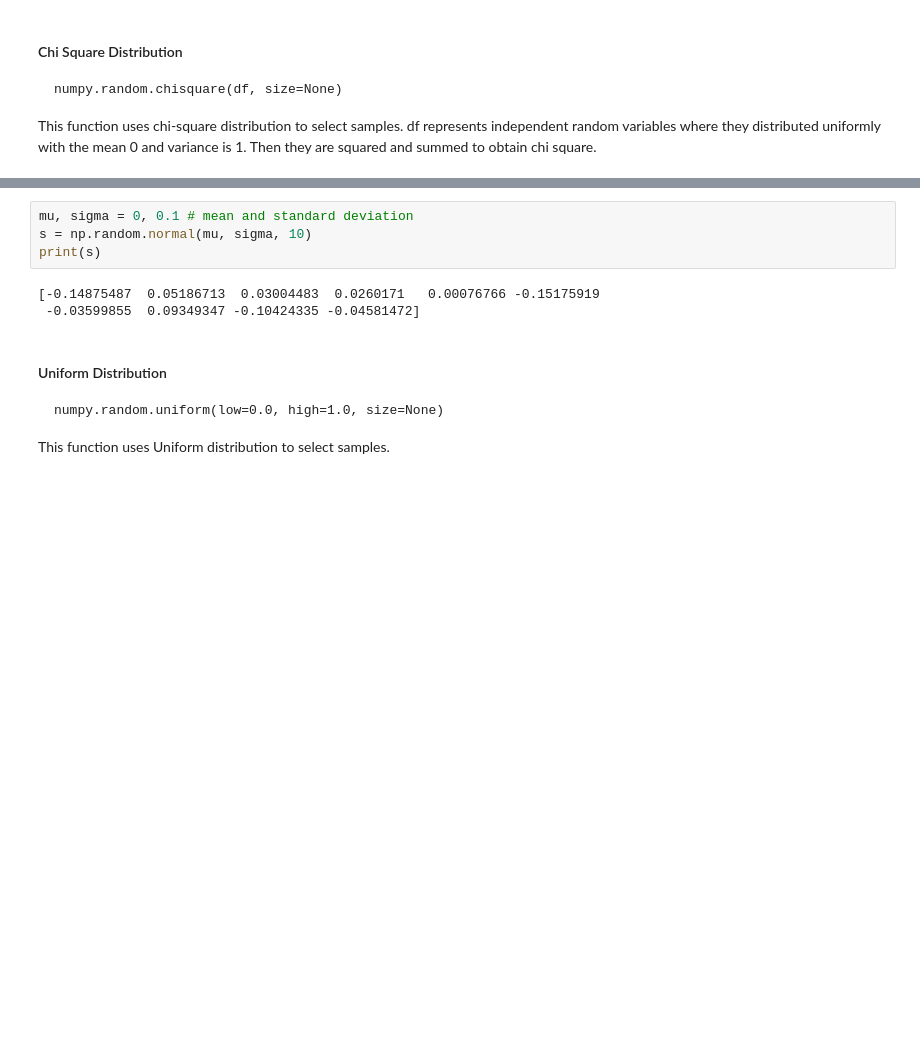
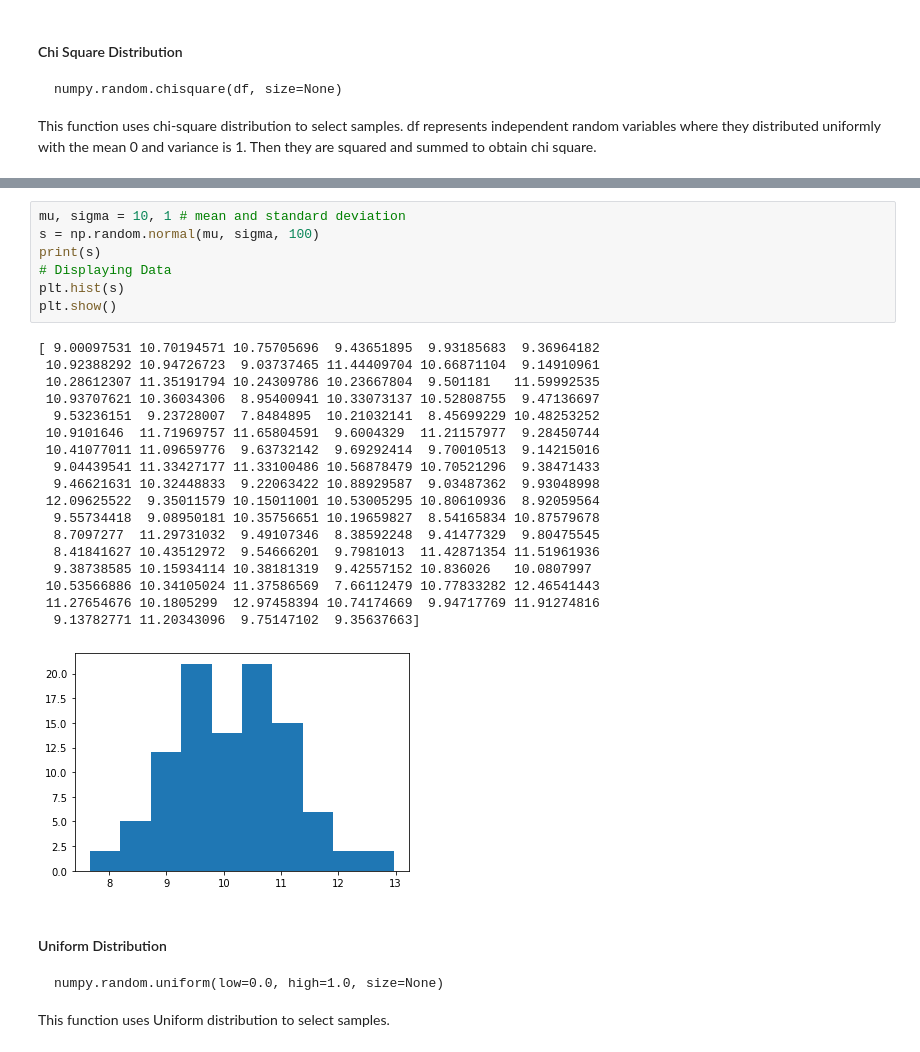
Before and after one commit to Trishmcc/Programming-for-Data-Analysis, a Jupyter notebook: numpy_random_package_explained.ipynb, the cells around one changed output, grey strips where cells are left out. Drawn from its saved outputs; the diff is of its cells as text; blank space fills up the shorter version.

```diff
--- a/numpy_random_package_explained.ipynb
+++ b/numpy_random_package_explained.ipynb
@@ -111,12 +121,31 @@ A normal (or Gaussian, Gauss, or Laplace–Gauss) distribution is a type of cont
 
 The parameter mu represents the distribution's mean or expectation, whereas sigma represents its standard deviation. The distribution's variance is v. A normal deviate is a random variable that has a Gaussian distribution and is normally distributed.
 # %%
-mu, sigma = 0, 0.1 # mean and standard deviation
-s = np.random.normal(mu, sigma, 10)
+mu, sigma = 10, 1 # mean and standard deviation
+s = np.random.normal(mu, sigma, 100)
 print(s)
+# Displaying Data
+plt.hist(s)
+plt.show()
 # %% [output]
-[-0.14875487  0.05186713  0.03004483  0.0260171   0.00076766 -0.15175919
- -0.03599855  0.09349347 -0.10424335 -0.04581472]
+[ 9.00097531 10.70194571 10.75705696  9.43651895  9.93185683  9.36964182
+ 10.92388292 10.94726723  9.03737465 11.44409704 10.66871104  9.14910961
+ 10.28612307 11.35191794 10.24309786 10.23667804  9.501181   11.59992535
+ 10.93707621 10.36034306  8.95400941 10.33073137 10.52808755  9.47136697
+  9.53236151  9.23728007  7.8484895  10.21032141  8.45699229 10.48253252
+ 10.9101646  11.71969757 11.65804591  9.6004329  11.21157977  9.28450744
+ 10.41077011 11.09659776  9.63732142  9.69292414  9.70010513  9.14215016
+  9.04439541 11.33427177 11.33100486 10.56878479 10.70521296  9.38471433
+  9.46621631 10.32448833  9.22063422 10.88929587  9.03487362  9.93048998
+ 12.09625522  9.35011579 10.15011001 10.53005295 10.80610936  8.92059564
+  9.55734418  9.08950181 10.35756651 10.19659827  8.54165834 10.87579678
+  8.7097277  11.29731032  9.49107346  8.38592248  9.41477329  9.80475545
+  8.41841627 10.43512972  9.54666201  9.7981013  11.42871354 11.51961936
+  9.38738585 10.15934114 10.38181319  9.42557152 10.836026   10.0807997
+ 10.53566886 10.34105024 11.37586569  7.66112479 10.77833282 12.46541443
+ 11.27654676 10.1805299  12.97458394 10.74174669  9.94717769 11.91274816
+  9.13782771 11.20343096  9.75147102  9.35637663]
+[figure, added]
 # %% [markdown]
 #### Uniform Distribution
 
```
Also changed, not shown: parts of 5 cells of this notebook.
